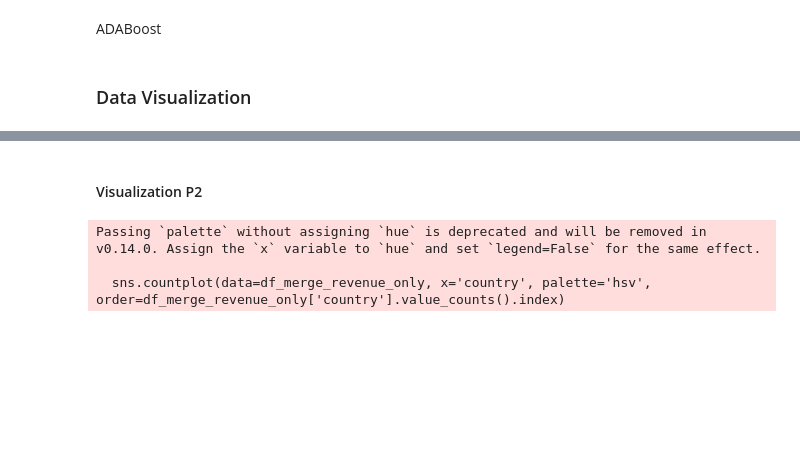
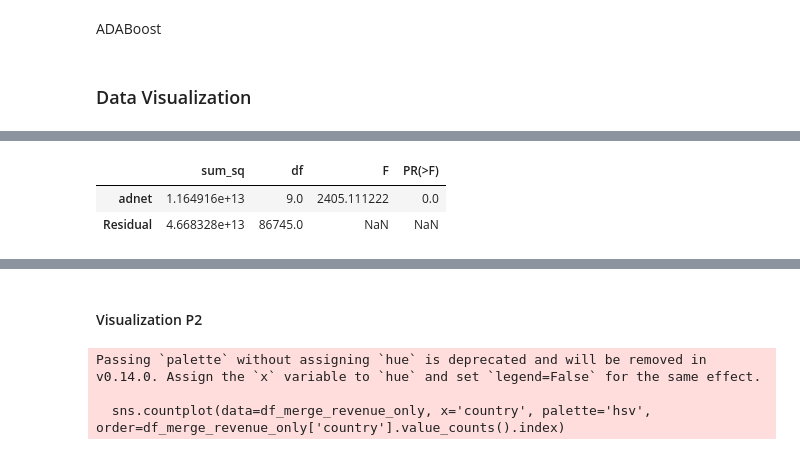
Before and after one commit to TaigahG/FODS-FinalProject, a Jupyter notebook: models.ipynb, the cells around one changed output, grey strips where cells are left out. Saved outputs shown, nothing was run; the diff lists cells and outputs as text; code cells hidden in the pictures; blank space fills up the shorter version.

```diff
--- a/models.ipynb
+++ b/models.ipynb
@@ -622,0 +846,10 @@ TypeError: at least two inputs are required; got 1.
+# %%
+from statsmodels.formula.api import ols
+from statsmodels.stats.anova import anova_lm
+model = ols('revenue ~ adnet', df_top_10).fit()
+anova_table = anova_lm(model, typ=2)
+anova_table
+# %% [output]
+|  | sum_sq | df | F | PR(>F) |
+| adnet | 1.164916e+13 | 9.0 | 2405.111222 | 0.0 |
+| Residual | 4.668328e+13 | 86745.0 | NaN | NaN |
```
Also changed, not shown: parts of 33 cells of this notebook.
